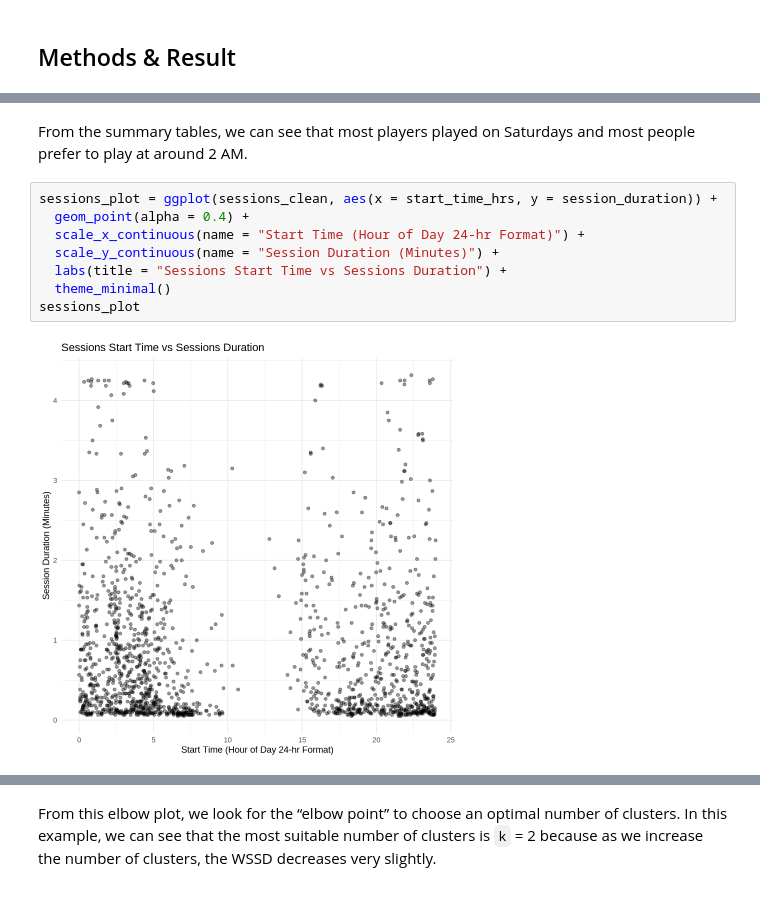
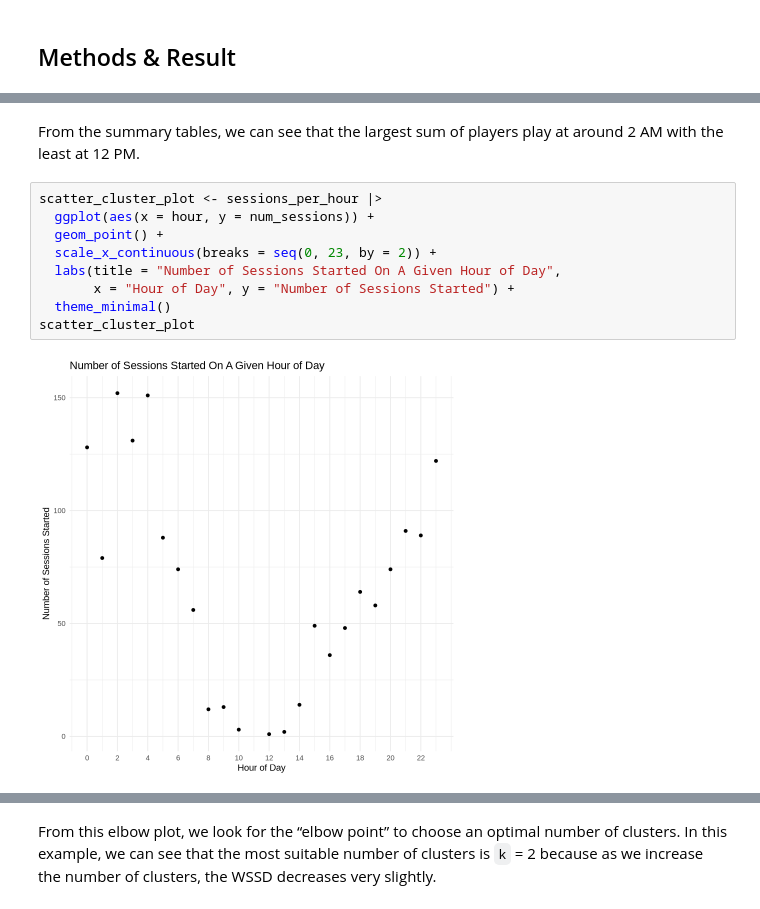
Before and after one commit to sotheasong/dsci100-project, a Jupyter notebook: project.ipynb, the cells around one changed output, grey strips where cells are left out. Cells and saved outputs as stored; diff of their text form.

```diff
--- a/project.ipynb
+++ b/project.ipynb
@@ -120,13 +133,14 @@ A tibble: 7 × 4
 # %% [markdown]
-From the summary tables, we can see that most players played on Saturdays and most people prefer to play at around 2 AM.
+From the summary tables, we can see that the largest sum of players play at around 2 AM with the least at 12 PM.
-# %%
-sessions_plot = ggplot(sessions_clean, aes(x = start_time_hrs, y = session_duration)) +
-  geom_point(alpha = 0.4) +
-  scale_x_continuous(name = "Start Time (Hour of Day 24-hr Format)") +
-  scale_y_continuous(name = "Session Duration (Minutes)") +
-  labs(title = "Sessions Start Time vs Sessions Duration") +
-  theme_minimal()
-sessions_plot
-# %% [output]
-[figure, removed]
+# %%
+scatter_cluster_plot <- sessions_per_hour |>
+  ggplot(aes(x = hour, y = num_sessions)) +
+  geom_point() +
+  scale_x_continuous(breaks = seq(0, 23, by = 2)) +
+  labs(title = "Number of Sessions Started On A Given Hour of Day",
+       x = "Hour of Day", y = "Number of Sessions Started") +
+  theme_minimal()
+scatter_cluster_plot
+# %% [output]
+[figure, added]
 # %% [markdown]
```
Also changed, not shown: parts of 17 cells of this notebook.
